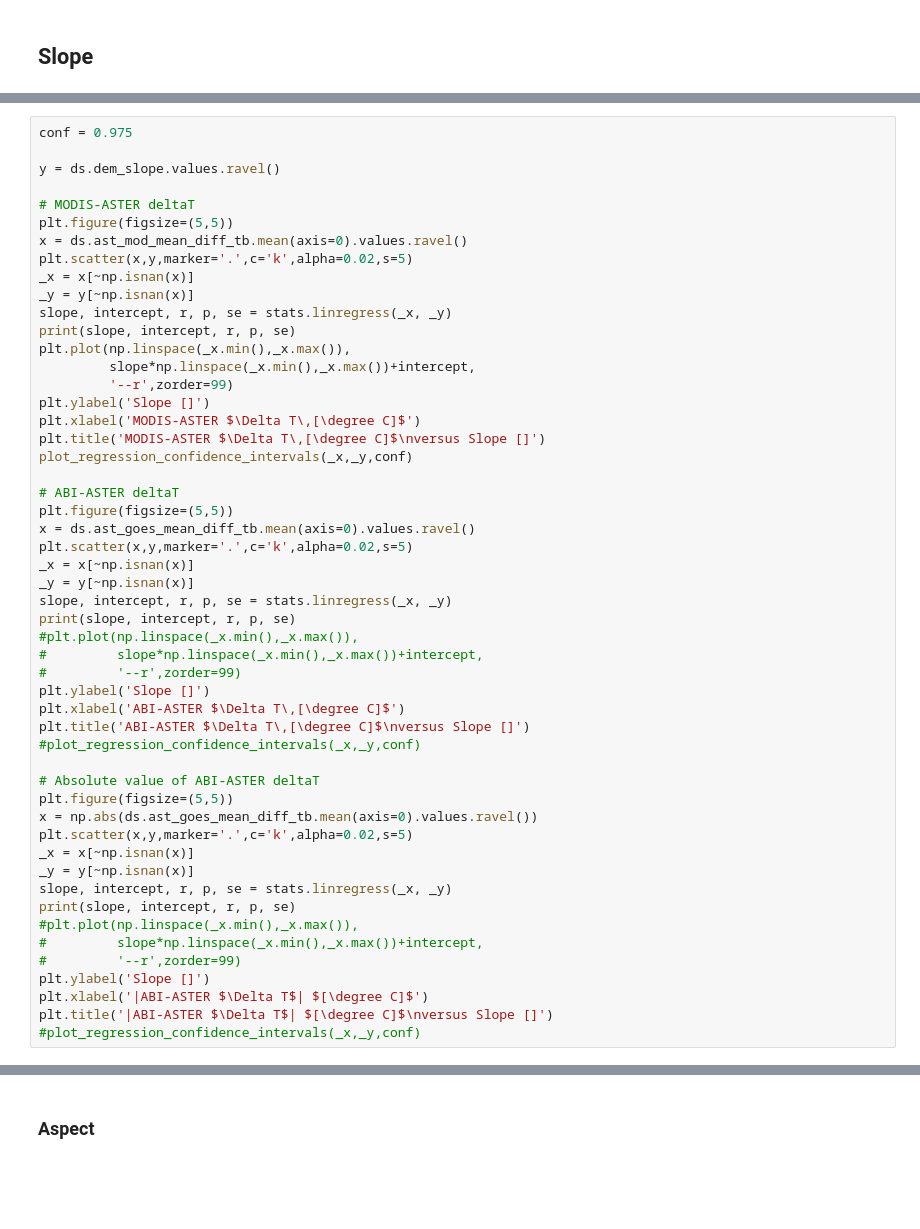
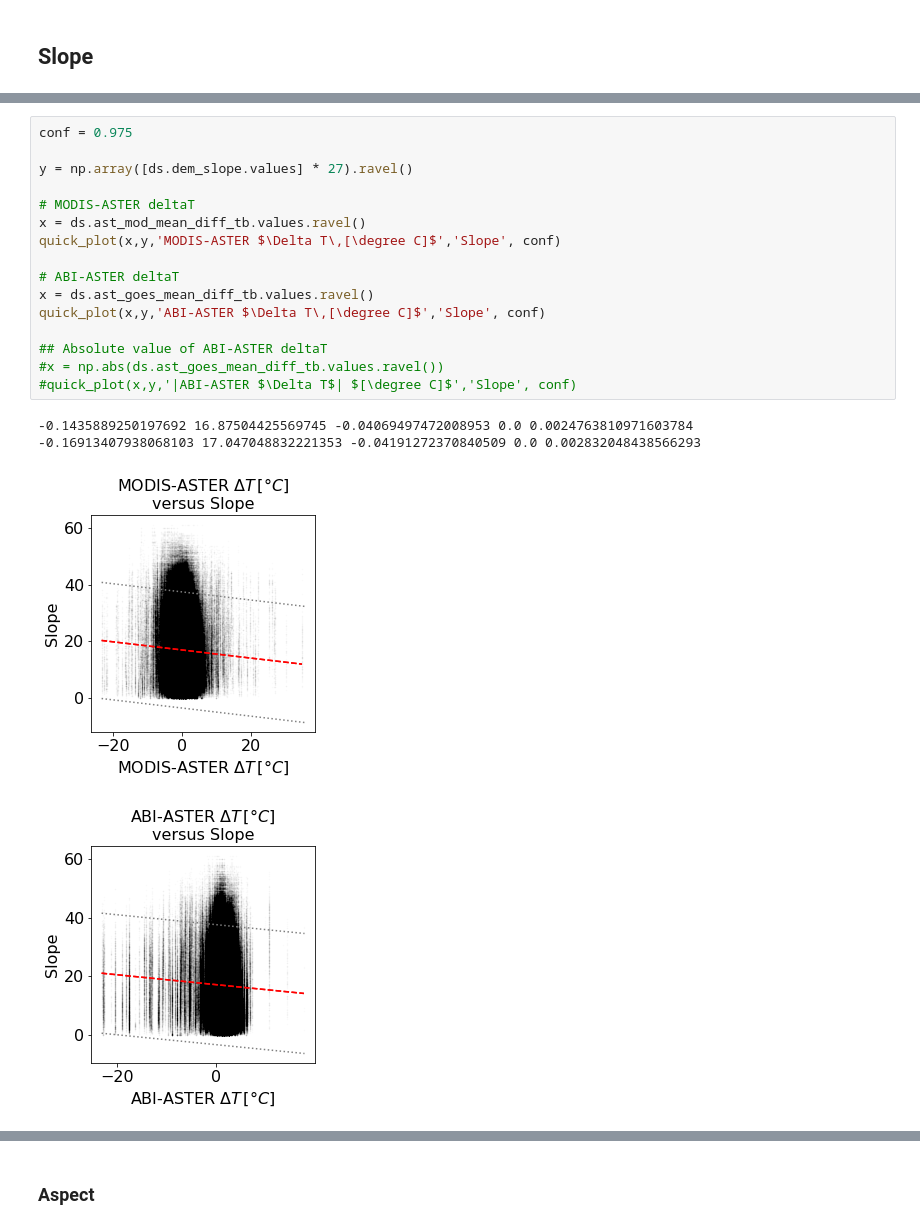
Before and after one commit to spestana/goes-cues, a Jupyter notebook: plot-raster-datasets-slopeaspectfveg.ipynb, the cells around one changed output, grey strips where cells are left out. Saved outputs shown, nothing was run; the diff lists cells and outputs as text; blank space fills up the shorter version.

```diff
--- a/plot-raster-datasets-slopeaspectfveg.ipynb
+++ b/plot-raster-datasets-slopeaspectfveg.ipynb
@@ -327,52 +253,21 @@ plot_regression_confidence_intervals(_x,_y,conf)
-# %%
-conf = 0.975
-
-y = ds.dem_slope.values.ravel()
-
-# MODIS-ASTER deltaT
-plt.figure(figsize=(5,5))
-x = ds.ast_mod_mean_diff_tb.mean(axis=0).values.ravel()
-plt.scatter(x,y,marker='.',c='k',alpha=0.02,s=5)
-_x = x[~np.isnan(x)]
-_y = y[~np.isnan(x)]
-slope, intercept, r, p, se = stats.linregress(_x, _y)
-print(slope, intercept, r, p, se)
-plt.plot(np.linspace(_x.min(),_x.max()),
-         slope*np.linspace(_x.min(),_x.max())+intercept,
-         '--r',zorder=99)
-plt.ylabel('Slope []')
-plt.xlabel('MODIS-ASTER $\Delta T\,[\degree C]$')
-plt.title('MODIS-ASTER $\Delta T\,[\degree C]$\nversus Slope []')
-plot_regression_confidence_intervals(_x,_y,conf)
-
-# ABI-ASTER deltaT
-plt.figure(figsize=(5,5))
-x = ds.ast_goes_mean_diff_tb.mean(axis=0).values.ravel()
-plt.scatter(x,y,marker='.',c='k',alpha=0.02,s=5)
-_x = x[~np.isnan(x)]
-_y = y[~np.isnan(x)]
-slope, intercept, r, p, se = stats.linregress(_x, _y)
-print(slope, intercept, r, p, se)
-#plt.plot(np.linspace(_x.min(),_x.max()),
-#         slope*np.linspace(_x.min(),_x.max())+intercept,
-#         '--r',zorder=99)
-plt.ylabel('Slope []')
-plt.xlabel('ABI-ASTER $\Delta T\,[\degree C]$')
-plt.title('ABI-ASTER $\Delta T\,[\degree C]$\nversus Slope []')
-#plot_regression_confidence_intervals(_x,_y,conf)
-
-# Absolute value of ABI-ASTER deltaT
-plt.figure(figsize=(5,5))
-x = np.abs(ds.ast_goes_mean_diff_tb.mean(axis=0).values.ravel())
-plt.scatter(x,y,marker='.',c='k',alpha=0.02,s=5)
-_x = x[~np.isnan(x)]
-_y = y[~np.isnan(x)]
-slope, intercept, r, p, se = stats.linregress(_x, _y)
-print(slope, intercept, r, p, se)
-#plt.plot(np.linspace(_x.min(),_x.max()),
-#         slope*np.linspace(_x.min(),_x.max())+intercept,
-#         '--r',zorder=99)
-plt.ylabel('Slope []')
-plt.xlabel('|ABI-ASTER $\Delta T$| $[\degree C]$')
-plt.title('|ABI-ASTER $\Delta T$| $[\degree C]$\nversus Slope []')
-#plot_regression_confidence_intervals(_x,_y,conf)
+# %%
+conf = 0.975
+
+y = np.array([ds.dem_slope.values] * 27).ravel()
+
+# MODIS-ASTER deltaT
+x = ds.ast_mod_mean_diff_tb.values.ravel()
+quick_plot(x,y,'MODIS-ASTER $\Delta T\,[\degree C]$','Slope', conf)
+
+# ABI-ASTER deltaT
+x = ds.ast_goes_mean_diff_tb.values.ravel()
+quick_plot(x,y,'ABI-ASTER $\Delta T\,[\degree C]$','Slope', conf)
+
+## Absolute value of ABI-ASTER deltaT
+#x = np.abs(ds.ast_goes_mean_diff_tb.values.ravel())
+#quick_plot(x,y,'|ABI-ASTER $\Delta T$| $[\degree C]$','Slope', conf)
+# %% [output]
+-0.1435889250197692 16.87504425569745 -0.04069497472008953 0.0 0.0024763810971603784
+-0.16913407938068103 17.047048832221353 -0.04191272370840509 0.0 0.002832048438566293
+[figure, added]
+[figure, added]
```
Also changed, not shown: parts of 24 cells of this notebook.
